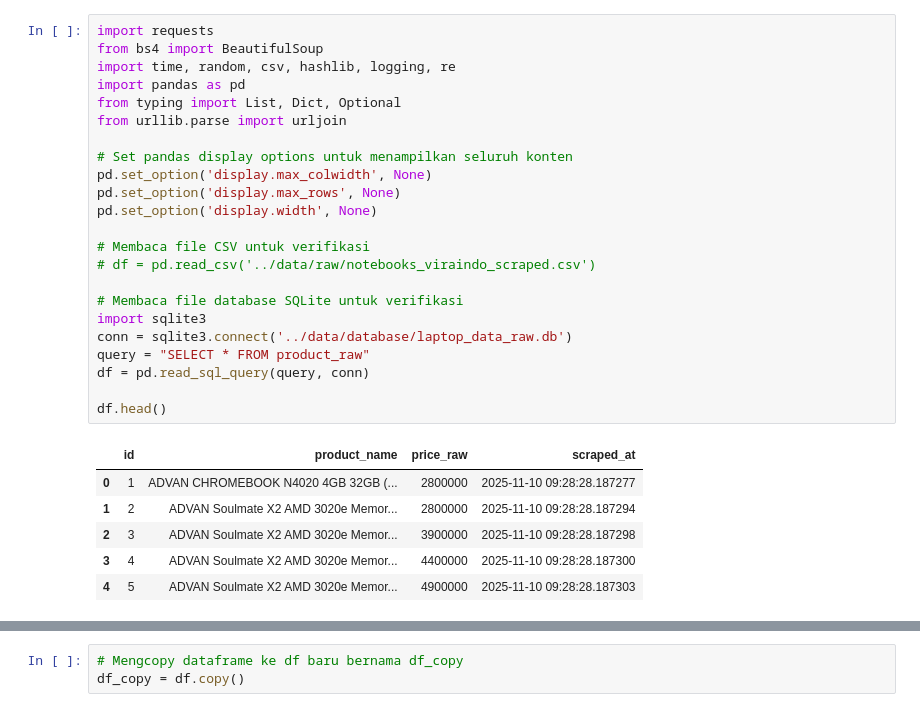
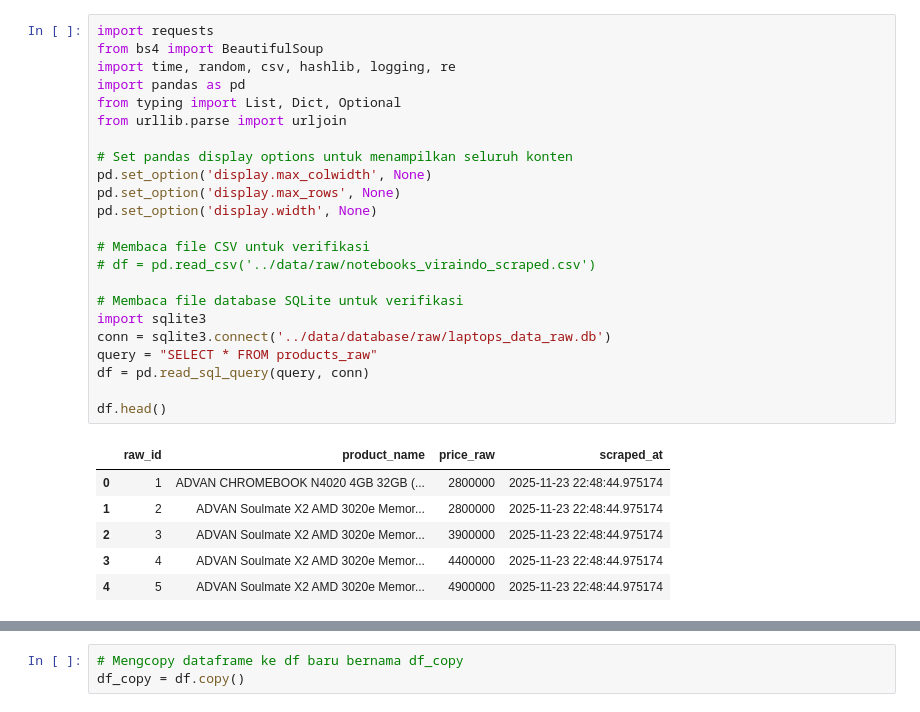
Before and after one commit to wiradp/web-scrape, a Jupyter notebook: notebooks/etl.ipynb, the cells around one changed output, grey strips where cells are left out. Saved outputs shown, nothing was run; the diff lists cells and outputs as text.

```diff
--- a/notebooks/etl.ipynb
+++ b/notebooks/etl.ipynb
@@ -1,33 +1,33 @@
 # %%
 import requests
 from bs4 import BeautifulSoup
 import time, random, csv, hashlib, logging, re
 import pandas as pd
 from typing import List, Dict, Optional
 from urllib.parse import urljoin
 
 # Set pandas display options untuk menampilkan seluruh konten
 pd.set_option('display.max_colwidth', None)
 pd.set_option('display.max_rows', None)
 pd.set_option('display.width', None)
 
 # Membaca file CSV untuk verifikasi
 # df = pd.read_csv('../data/raw/notebooks_viraindo_scraped.csv')
 
 # Membaca file database SQLite untuk verifikasi
 import sqlite3
-conn = sqlite3.connect('../data/database/laptop_data_raw.db')
-query = "SELECT * FROM product_raw"
+conn = sqlite3.connect('../data/database/raw/laptops_data_raw.db')
+query = "SELECT * FROM products_raw"
 df = pd.read_sql_query(query, conn)
 
 df.head()
 # %% [output]
-|  | id | product_name | price_raw | scraped_at |
-| 0 | 1 | ADVAN CHROMEBOOK N4020 4GB 32GB (... | 2800000 | 2025-11-10 09:28:28.187277 |
-| 1 | 2 | ADVAN Soulmate X2 AMD 3020e Memor... | 2800000 | 2025-11-10 09:28:28.187294 |
-| 2 | 3 | ADVAN Soulmate X2 AMD 3020e Memor... | 3900000 | 2025-11-10 09:28:28.187298 |
-| 3 | 4 | ADVAN Soulmate X2 AMD 3020e Memor... | 4400000 | 2025-11-10 09:28:28.187300 |
-| 4 | 5 | ADVAN Soulmate X2 AMD 3020e Memor... | 4900000 | 2025-11-10 09:28:28.187303 |
+|  | raw_id | product_name | price_raw | scraped_at |
+| 0 | 1 | ADVAN CHROMEBOOK N4020 4GB 32GB (... | 2800000 | 2025-11-23 22:48:44.975174 |
+| 1 | 2 | ADVAN Soulmate X2 AMD 3020e Memor... | 2800000 | 2025-11-23 22:48:44.975174 |
+| 2 | 3 | ADVAN Soulmate X2 AMD 3020e Memor... | 3900000 | 2025-11-23 22:48:44.975174 |
+| 3 | 4 | ADVAN Soulmate X2 AMD 3020e Memor... | 4400000 | 2025-11-23 22:48:44.975174 |
+| 4 | 5 | ADVAN Soulmate X2 AMD 3020e Memor... | 4900000 | 2025-11-23 22:48:44.975174 |
 # %%
 conn = sqlite3.connect('../data/database/laptops.db')
 query = "SELECT * FROM products_enriched"
```
Also changed, not shown: parts of 3 cells of this notebook, 14 other files.
